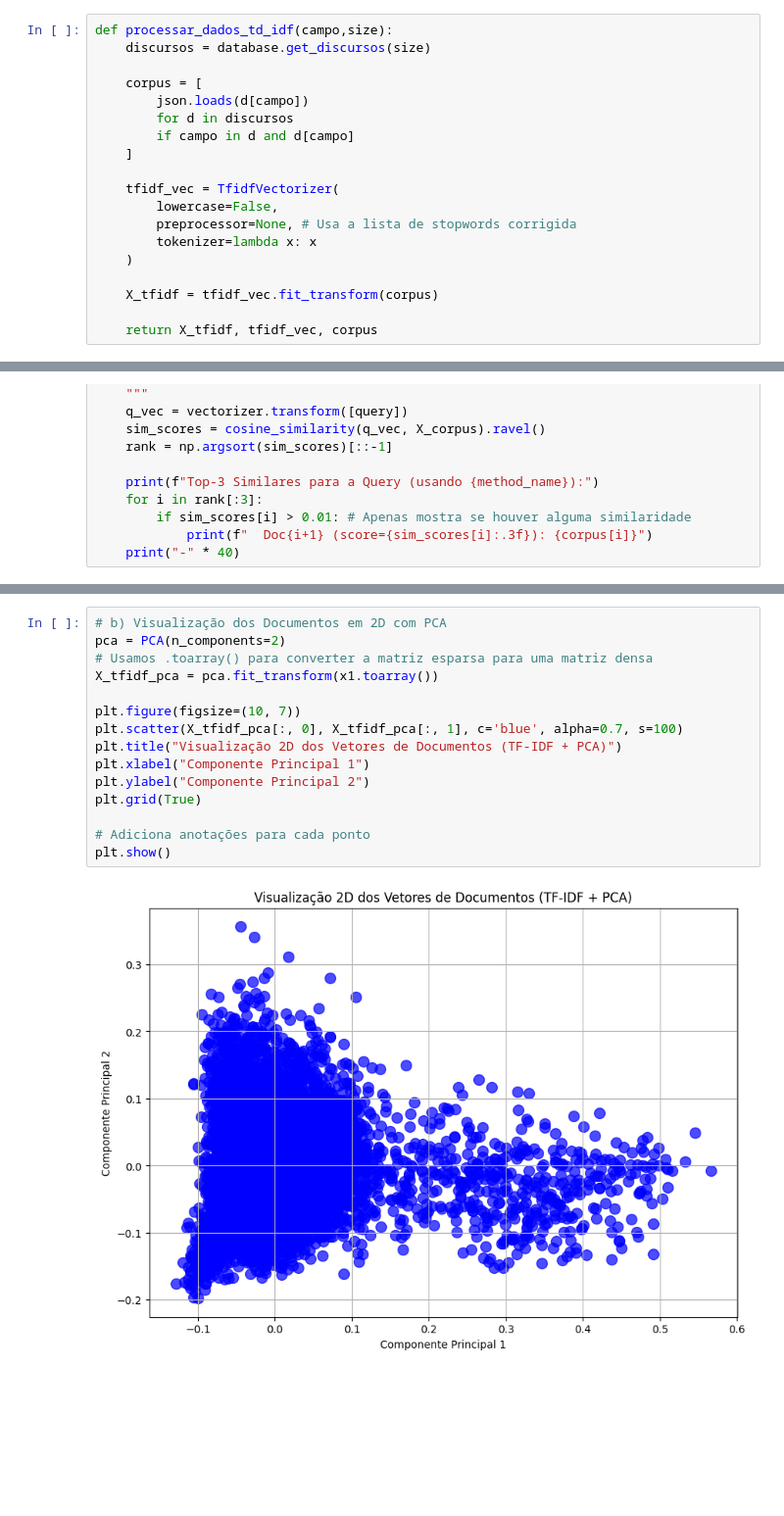
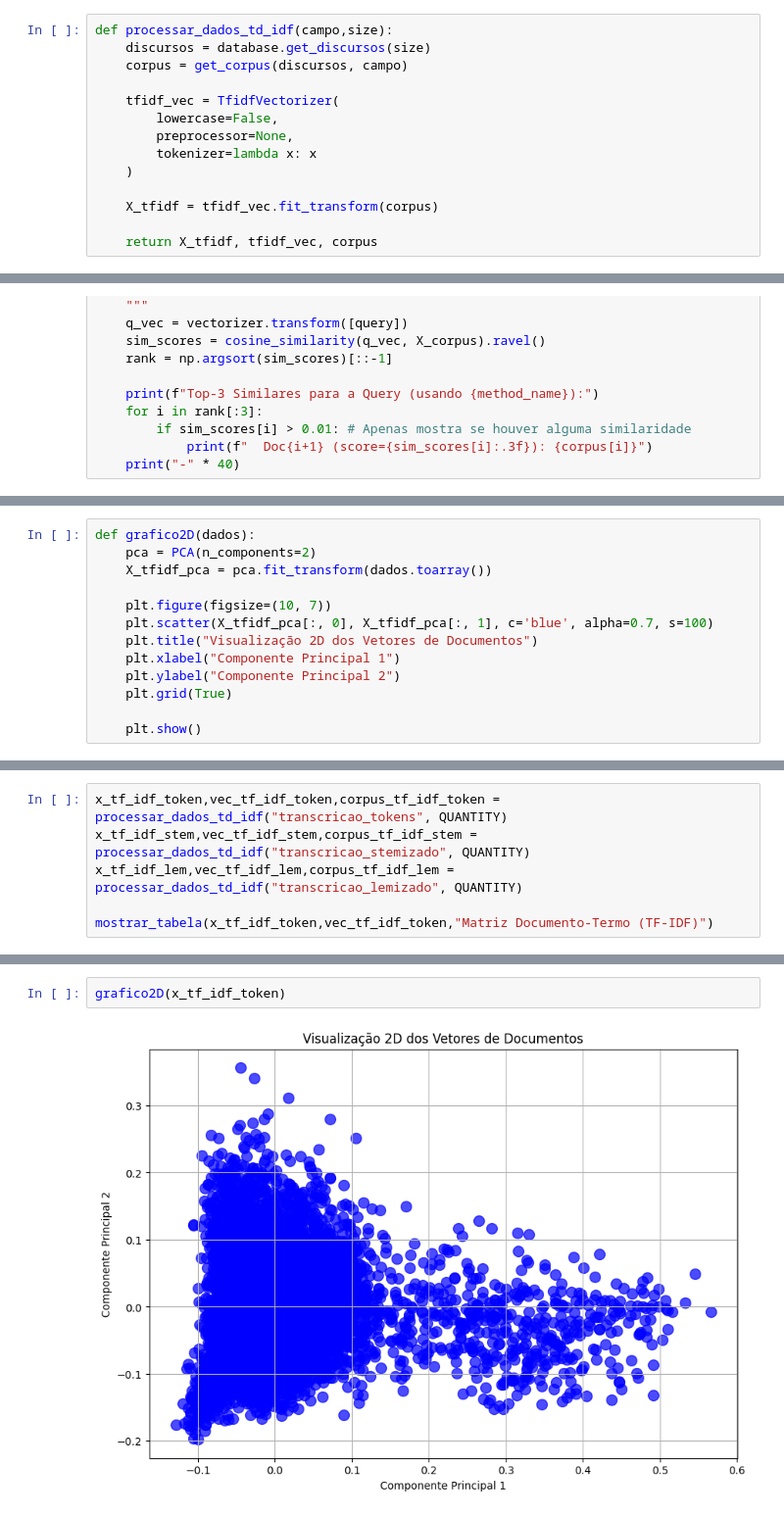
Before and after one commit to micaelol12/PLN, a Jupyter notebook: Trabalho/notebook.ipynb, the cells around one changed output, grey strips where cells are left out. Shown at 98% size. Saved outputs shown, nothing was run; the diff lists cells and outputs as text; blank space fills up the shorter version.

Commit message:
feat: refatora para melhorar entedimento

```diff
--- a/Trabalho/notebook.ipynb
+++ b/Trabalho/notebook.ipynb
@@ -71,16 +60,11 @@ Matriz Documento-Termo (BoW):
 # %%
 def processar_dados_td_idf(campo,size):
     discursos = database.get_discursos(size)
-
-    corpus = [
-        json.loads(d[campo])
-        for d in discursos
-        if campo in d and d[campo]
-    ]
+    corpus = get_corpus(discursos, campo)
 
     tfidf_vec = TfidfVectorizer(
         lowercase=False,
-        preprocessor=None, # Usa a lista de stopwords corrigida
+        preprocessor=None,
         tokenizer=lambda x: x
     )
 
@@ -126,0 +112,13 @@ def search_and_rank(query, vectorizer, X_corpus, corpus, method_name):
+# %%
+def grafico2D(dados):
+    pca = PCA(n_components=2)
+    X_tfidf_pca = pca.fit_transform(dados.toarray())
+
+    plt.figure(figsize=(10, 7))
+    plt.scatter(X_tfidf_pca[:, 0], X_tfidf_pca[:, 1], c='blue', alpha=0.7, s=100)
+    plt.title("Visualização 2D dos Vetores de Documentos")
+    plt.xlabel("Componente Principal 1")
+    plt.ylabel("Componente Principal 2")
+    plt.grid(True)
+
+    plt.show()
@@ -126,0 +169,6 @@ def search_and_rank(query, vectorizer, X_corpus, corpus, method_name):
+# %%
+x_tf_idf_token,vec_tf_idf_token,corpus_tf_idf_token = processar_dados_td_idf("transcricao_tokens", QUANTITY)
+x_tf_idf_stem,vec_tf_idf_stem,corpus_tf_idf_stem = processar_dados_td_idf("transcricao_stemizado", QUANTITY)
+x_tf_idf_lem,vec_tf_idf_lem,corpus_tf_idf_lem = processar_dados_td_idf("transcricao_lemizado", QUANTITY)
+
+mostrar_tabela(x_tf_idf_token,vec_tf_idf_token,"Matriz Documento-Termo (TF-IDF)")
@@ -172,20 +213,7 @@ plt.show()
 Calculando a matriz de similaridade de cossenos...
 [figure]
 # %%
-# b) Visualização dos Documentos em 2D com PCA
-pca = PCA(n_components=2)
-# Usamos .toarray() para converter a matriz esparsa para uma matriz densa
-X_tfidf_pca = pca.fit_transform(x1.toarray())
-
-plt.figure(figsize=(10, 7))
-plt.scatter(X_tfidf_pca[:, 0], X_tfidf_pca[:, 1], c='blue', alpha=0.7, s=100)
-plt.title("Visualização 2D dos Vetores de Documentos (TF-IDF + PCA)")
-plt.xlabel("Componente Principal 1")
-plt.ylabel("Componente Principal 2")
-plt.grid(True)
-
-# Adiciona anotações para cada ponto
-plt.show()
+grafico2D(x_tf_idf_token)
 # %% [output]
-[figure, old version]
+[figure, new version]
 # %%
```
Also changed, not shown: parts of 14 cells of this notebook.
